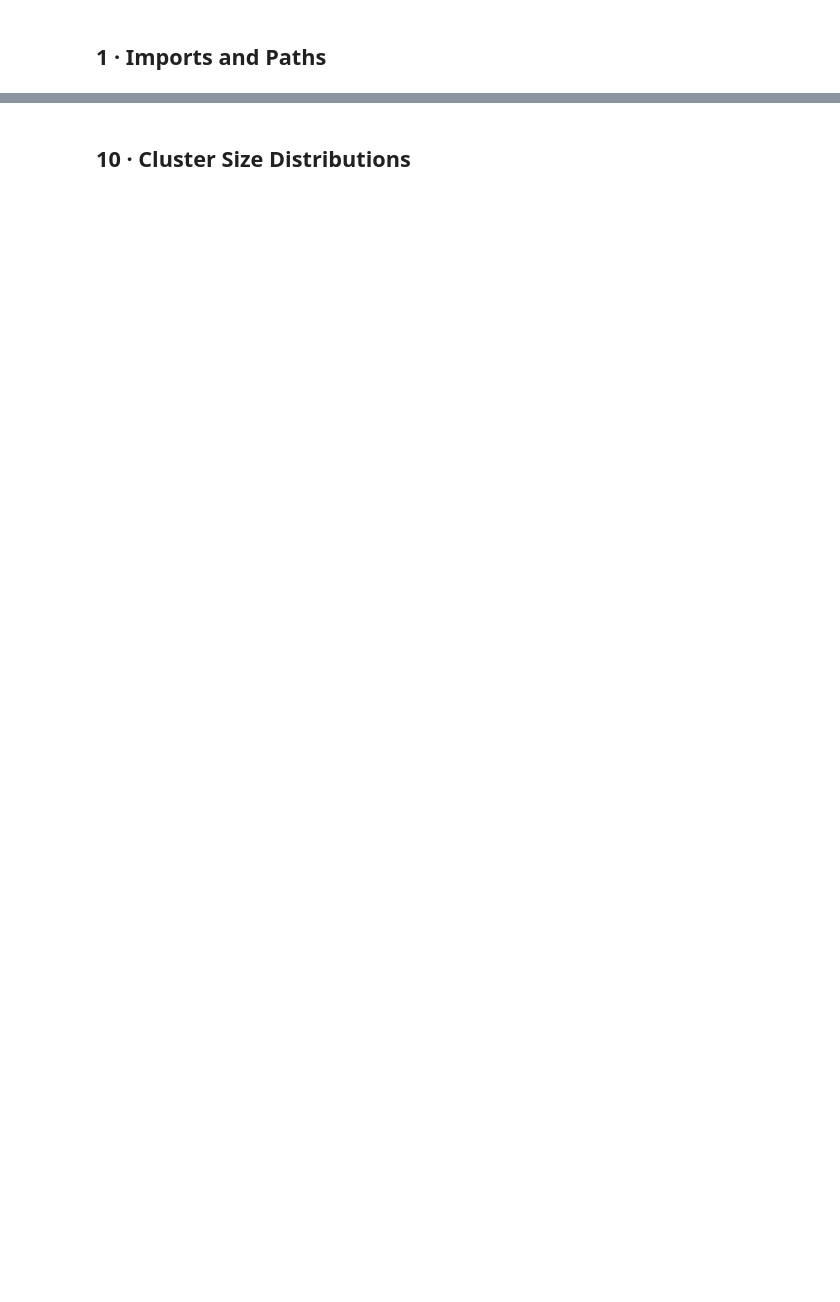
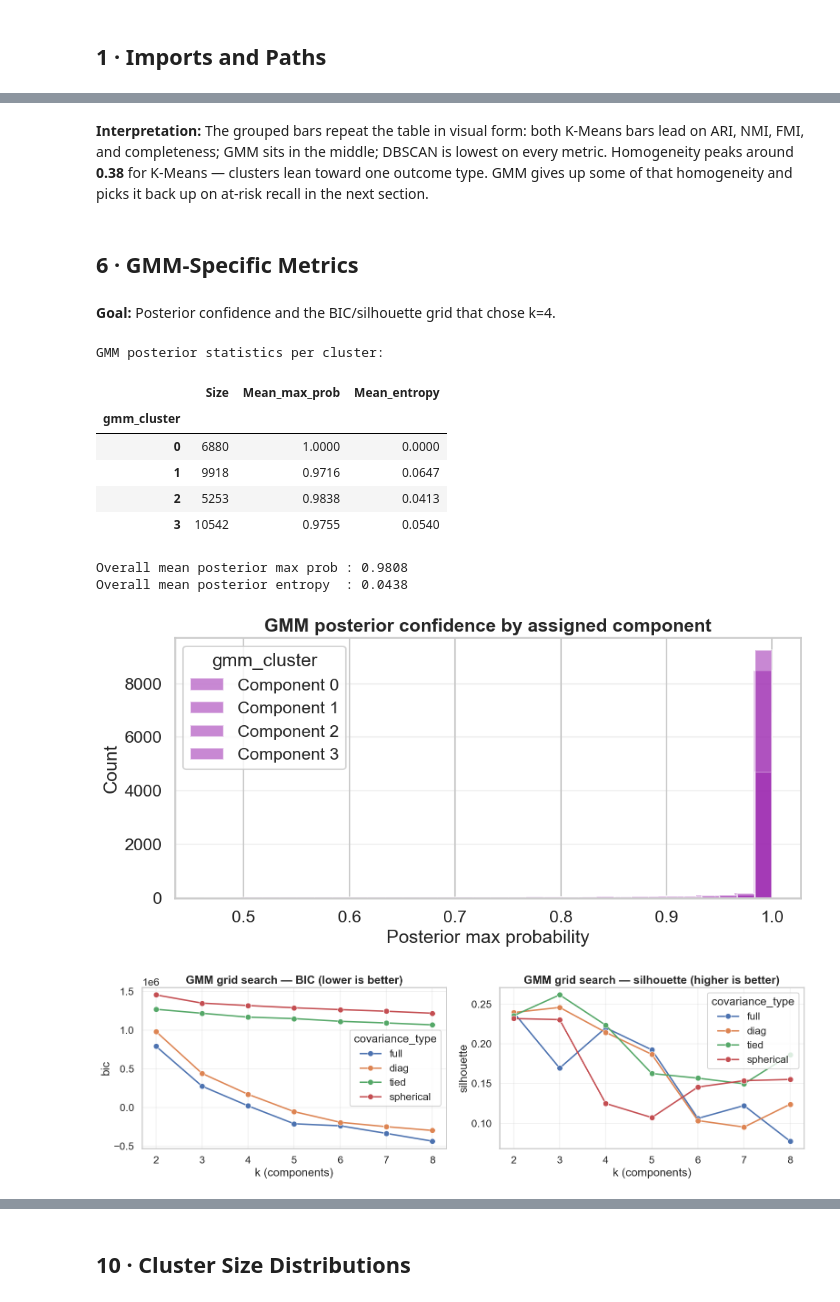
Before and after one commit to AfafKhadraoui/Student-Learning-Behavior-Clustering-Profiling, a Jupyter notebook: notebooks/07_model_comparison.ipynb, the cells around one changed output, grey strips where cells are left out. Saved outputs shown, nothing was run; the diff lists cells and outputs as text; code cells hidden in the pictures; blank space fills up the shorter version.

```diff
--- a/notebooks/07_model_comparison.ipynb
+++ b/notebooks/07_model_comparison.ipynb
@@ -485,0 +474,59 @@ plt.show()
+# %% [markdown]
+**Interpretation:** The grouped bars repeat the table in visual form: both K-Means bars lead on ARI, NMI, FMI, and completeness; GMM sits in the middle; DBSCAN is lowest on every metric. Homogeneity peaks around **0.38** for K-Means — clusters lean toward one outcome type. GMM gives up some of that homogeneity and picks it back up on at-risk recall in the next section.
+# %% [markdown]
+## 6 · GMM-Specific Metrics
+# %% [markdown]
+**Goal:** Posterior confidence and the BIC/silhouette grid that chose k=4.
+# %%
+
+if master_gmm is not None and 'gmm_max_prob' in master_gmm.columns:
+    gmm_stats = master_gmm.groupby('gmm_cluster').agg(
+        Size=('id_student', 'count'),
+        Mean_max_prob=('gmm_max_prob', 'mean'),
+        Mean_entropy=('gmm_entropy', 'mean'),
+    ).round(4)
+    print('GMM posterior statistics per cluster:')
+    show_df(gmm_stats)
+    print(f"\nOverall mean posterior max prob : {master_gmm['gmm_max_prob'].mean():.4f}")
+    print(f"Overall mean posterior entropy  : {master_gmm['gmm_entropy'].mean():.4f}")
+
+    fig, ax = plt.subplots(figsize=(10, 5))
+    for cl in sorted(master_gmm['gmm_cluster'].dropna().unique()):
+        sub = master_gmm.loc[master_gmm['gmm_cluster'] == cl, 'gmm_max_prob']
+        ax.hist(sub, bins=30, alpha=0.55, label=f'Component {int(cl)}', color=METHOD_COLORS.get('GMM', '#9C27B0'))
+    ax.set_xlabel('Posterior max probability')
+    ax.set_ylabel('Count')
+    ax.set_title('GMM posterior confidence by assigned component', fontweight='bold')
+    ax.legend(title='gmm_cluster')
+    ax.grid(True, axis='y', alpha=0.25)
+    plt.tight_layout()
+    plt.savefig(FIGURES_DIR / 'gmm_posterior_histogram.png', bbox_inches='tight', dpi=150)
+    plt.show()
+else:
+    print('GMM master or gmm_max_prob column not available; skipping GMM-specific plots.')
+
+if gmm_search is not None:
+    fig, axes = plt.subplots(1, 2, figsize=(16, 5))
+    for metric, ax, title in [
+        ('bic', axes[0], 'GMM grid search — BIC (lower is better)'),
+        ('silhouette', axes[1], 'GMM grid search — silhouette (higher is better)'),
+    ]:
+        if metric in gmm_search.columns:
+            sns.lineplot(data=gmm_search, x='n_components', y=metric, hue='covariance_type', marker='o', ax=ax)
+            ax.set_title(title, fontweight='bold')
+            ax.set_xlabel('k (components)')
+            ax.grid(True, alpha=0.25)
+    plt.tight_layout()
+    plt.show()
+# %% [output]
+GMM posterior statistics per cluster:
+|  | Size | Mean_max_prob | Mean_entropy |
+| gmm_cluster |  |  |  |
+| 0 | 6880 | 1.0000 | 0.0000 |
+| 1 | 9918 | 0.9716 | 0.0647 |
+| 2 | 5253 | 0.9838 | 0.0413 |
+| 3 | 10542 | 0.9755 | 0.0540 |
+Overall mean posterior max prob : 0.9808
+Overall mean posterior entropy  : 0.0438
+[figure, added]
+[figure, added]
```
Also changed, not shown: parts of 87 cells of this notebook, 1 other file.
